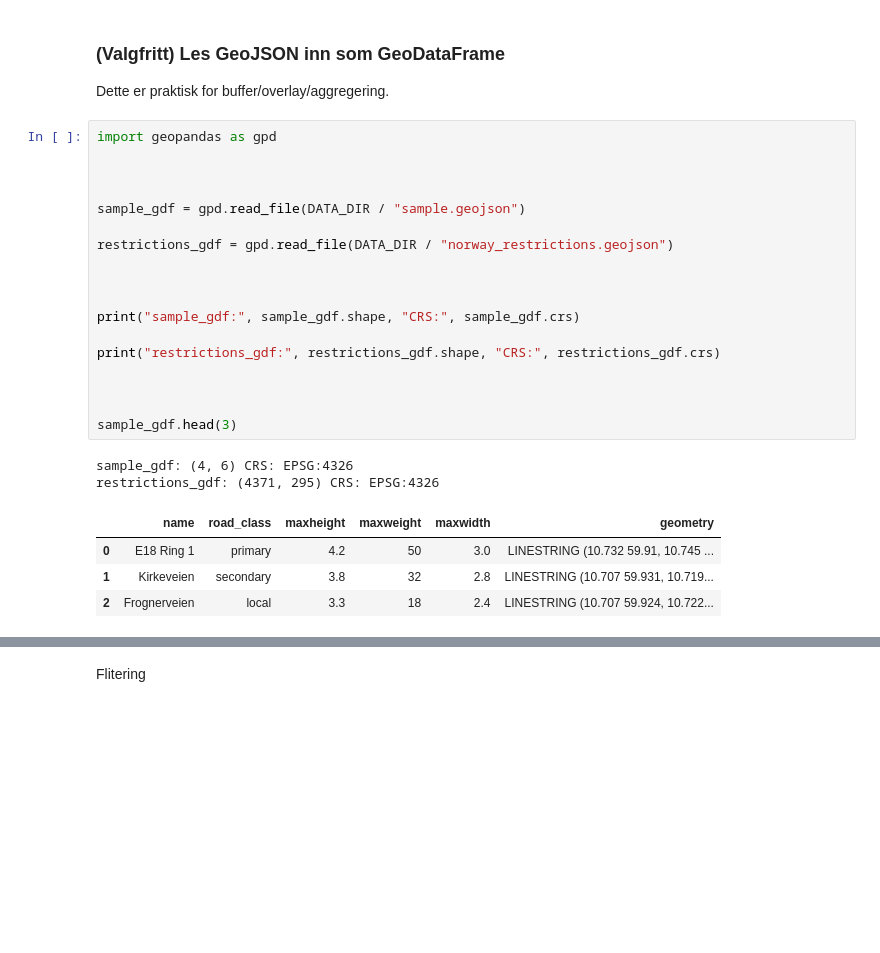
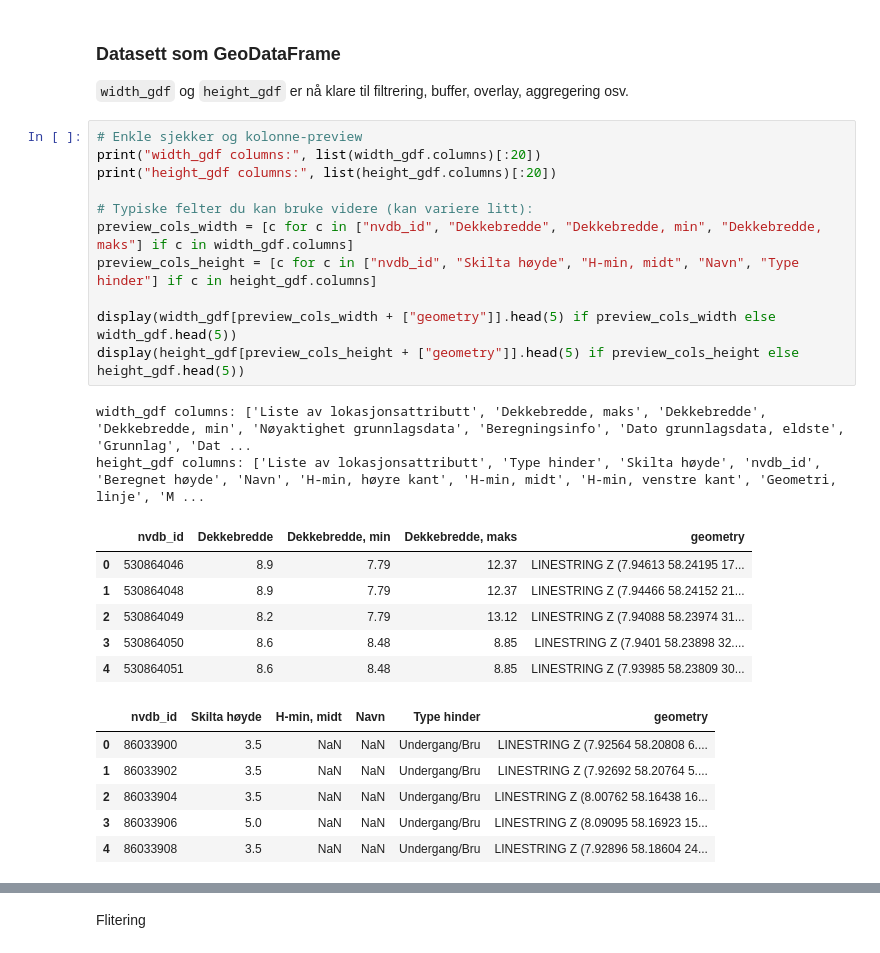
Before and after one commit to haakonhalvors1/Oppgave-1-Webutvikling-GIS-Kartografi, a Jupyter notebook: Notebook.ipynb, the cells around one changed output, grey strips where cells are left out. Cells and saved outputs as stored; diff of their text form; blank space fills up the shorter version.

```diff
--- a/Notebook.ipynb
+++ b/Notebook.ipynb
@@ -67,29 +185,30 @@ norway_restrictions.osm.json keys: ['version', 'generator', 'osm3s', 'elements']
 # %% [markdown]
-### (Valgfritt) Les GeoJSON inn som GeoDataFrame
+### Datasett som GeoDataFrame
 
-Dette er praktisk for buffer/overlay/aggregering.
+`width_gdf` og `height_gdf` er nå klare til filtrering, buffer, overlay, aggregering osv.
 # %%
-import geopandas as gpd
+# Enkle sjekker og kolonne-preview
+print("width_gdf columns:", list(width_gdf.columns)[:20])
+print("height_gdf columns:", list(height_gdf.columns)[:20])
 
+# Typiske felter du kan bruke videre (kan variere litt):
+preview_cols_width = [c for c in ["nvdb_id", "Dekkebredde", "Dekkebredde, min", "Dekkebredde, maks"] if c in width_gdf.columns]
+preview_cols_height = [c for c in ["nvdb_id", "Skilta høyde", "H-min, midt", "Navn", "Type hinder"] if c in height_gdf.columns]
 
-
-sample_gdf = gpd.read_file(DATA_DIR / "sample.geojson")
-
-restrictions_gdf = gpd.read_file(DATA_DIR / "norway_restrictions.geojson")
-
-
-
-print("sample_gdf:", sample_gdf.shape, "CRS:", sample_gdf.crs)
-
-print("restrictions_gdf:", restrictions_gdf.shape, "CRS:", restrictions_gdf.crs)
-
-
-
-sample_gdf.head(3)
+display(width_gdf[preview_cols_width + ["geometry"]].head(5) if preview_cols_width else width_gdf.head(5))
+display(height_gdf[preview_cols_height + ["geometry"]].head(5) if preview_cols_height else height_gdf.head(5))
 # %% [output]
-sample_gdf: (4, 6) CRS: EPSG:4326
-restrictions_gdf: (4371, 295) CRS: EPSG:4326
+width_gdf columns: ['Liste av lokasjonsattributt', 'Dekkebredde, maks', 'Dekkebredde', 'Dekkebredde, min', 'Nøyaktighet grunnlagsdata', 'Beregningsinfo', 'Dato grunnlagsdata, eldste', 'Grunnlag', 'Dat ...
+height_gdf columns: ['Liste av lokasjonsattributt', 'Type hinder', 'Skilta høyde', 'nvdb_id', 'Beregnet høyde', 'Navn', 'H-min, høyre kant', 'H-min, midt', 'H-min, venstre kant', 'Geometri, linje', 'M ...
-|  | name | road_class | maxheight | maxweight | maxwidth | geometry |
-| 0 | E18 Ring 1 | primary | 4.2 | 50 | 3.0 | LINESTRING (10.732 59.91, 10.745 ... |
-| 1 | Kirkeveien | secondary | 3.8 | 32 | 2.8 | LINESTRING (10.707 59.931, 10.719... |
-| 2 | Frognerveien | local | 3.3 | 18 | 2.4 | LINESTRING (10.707 59.924, 10.722... |
+|  | nvdb_id | Dekkebredde | Dekkebredde, min | Dekkebredde, maks | geometry |
+| 0 | 530864046 | 8.9 | 7.79 | 12.37 | LINESTRING Z (7.94613 58.24195 17... |
+| 1 | 530864048 | 8.9 | 7.79 | 12.37 | LINESTRING Z (7.94466 58.24152 21... |
+| 2 | 530864049 | 8.2 | 7.79 | 13.12 | LINESTRING Z (7.94088 58.23974 31... |
+| 3 | 530864050 | 8.6 | 8.48 | 8.85 | LINESTRING Z (7.9401 58.23898 32.... |
+| 4 | 530864051 | 8.6 | 8.48 | 8.85 | LINESTRING Z (7.93985 58.23809 30... |
+|  | nvdb_id | Skilta høyde | H-min, midt | Navn | Type hinder | geometry |
+| 0 | 86033900 | 3.5 | NaN | NaN | Undergang/Bru | LINESTRING Z (7.92564 58.20808 6.... |
+| 1 | 86033902 | 3.5 | NaN | NaN | Undergang/Bru | LINESTRING Z (7.92692 58.20764 5.... |
+| 2 | 86033904 | 3.5 | NaN | NaN | Undergang/Bru | LINESTRING Z (8.00762 58.16438 16... |
+| 3 | 86033906 | 5.0 | NaN | NaN | Undergang/Bru | LINESTRING Z (8.09095 58.16923 15... |
+| 4 | 86033908 | 3.5 | NaN | NaN | Undergang/Bru | LINESTRING Z (7.92896 58.18604 24... |
```
Also changed, not shown: parts of 7 cells of this notebook.
